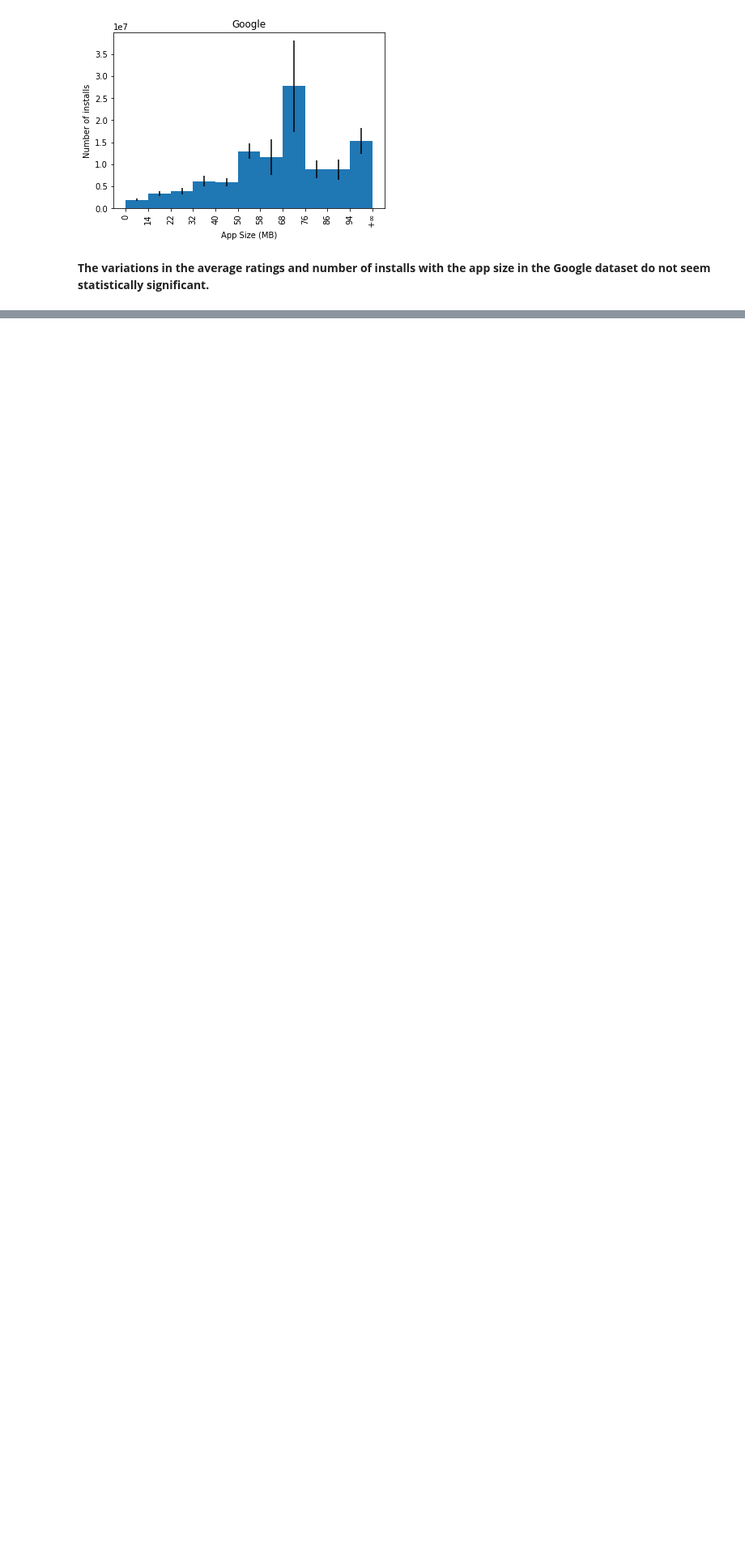
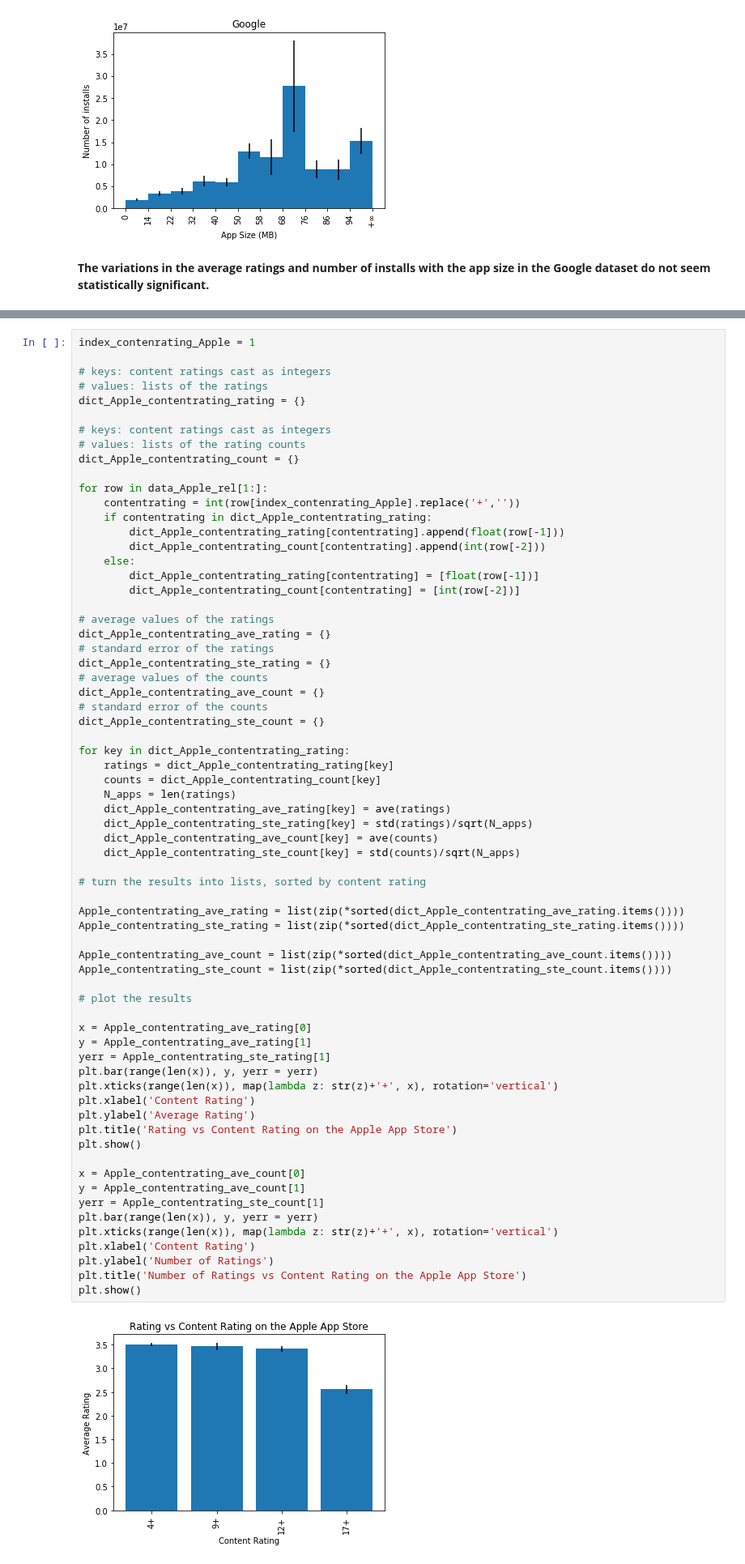
Before and after one commit to FlorentCLMichel/learning_data_science, a Jupyter notebook: Profitable_App_Profiles.ipynb, the cells around one changed output, grey strips where cells are left out. Shown at 81% size. Saved outputs shown, nothing was run; the diff lists cells and outputs as text; blank space fills up the shorter version.

Commit message:
added a discussion on the content rating

```diff
--- a/Profitable_App_Profiles.ipynb
+++ b/Profitable_App_Profiles.ipynb
@@ -1144,0 +1164,69 @@ plt.show()
+# %%
+index_contenrating_Apple = 1
+
+# keys: content ratings cast as integers
+# values: lists of the ratings
+dict_Apple_contentrating_rating = {}
+
+# keys: content ratings cast as integers
+# values: lists of the rating counts
+dict_Apple_contentrating_count = {}
+
+for row in data_Apple_rel[1:]:
+    contentrating = int(row[index_contenrating_Apple].replace('+',''))
+    if contentrating in dict_Apple_contentrating_rating:
+        dict_Apple_contentrating_rating[contentrating].append(float(row[-1]))
+        dict_Apple_contentrating_count[contentrating].append(int(row[-2]))
+    else:
+        dict_Apple_contentrating_rating[contentrating] = [float(row[-1])]
+        dict_Apple_contentrating_count[contentrating] = [int(row[-2])]
+
+# average values of the ratings
+dict_Apple_contentrating_ave_rating = {}
+# standard error of the ratings
+dict_Apple_contentrating_ste_rating = {}
+# average values of the counts
+dict_Apple_contentrating_ave_count = {}
+# standard error of the counts
+dict_Apple_contentrating_ste_count = {}
+
+for key in dict_Apple_contentrating_rating:
+    ratings = dict_Apple_contentrating_rating[key]
+    counts = dict_Apple_contentrating_count[key]
+    N_apps = len(ratings)
+    dict_Apple_contentrating_ave_rating[key] = ave(ratings)
+    dict_Apple_contentrating_ste_rating[key] = std(ratings)/sqrt(N_apps)
+    dict_Apple_contentrating_ave_count[key] = ave(counts)
+    dict_Apple_contentrating_ste_count[key] = std(counts)/sqrt(N_apps)
+
+# turn the results into lists, sorted by content rating
+
+Apple_contentrating_ave_rating = list(zip(*sorted(dict_Apple_contentrating_ave_rating.items())))
+Apple_contentrating_ste_rating = list(zip(*sorted(dict_Apple_contentrating_ste_rating.items())))
+
+Apple_contentrating_ave_count = list(zip(*sorted(dict_Apple_contentrating_ave_count.items())))
+Apple_contentrating_ste_count = list(zip(*sorted(dict_Apple_contentrating_ste_count.items())))
+
+# plot the results
+
+x = Apple_contentrating_ave_rating[0]
+y = Apple_contentrating_ave_rating[1]
+yerr = Apple_contentrating_ste_rating[1]
+plt.bar(range(len(x)), y, yerr = yerr)
+plt.xticks(range(len(x)), map(lambda z: str(z)+'+', x), rotation='vertical')
+plt.xlabel('Content Rating')
+plt.ylabel('Average Rating')
+plt.title('Rating vs Content Rating on the Apple App Store')
+plt.show()
+
+x = Apple_contentrating_ave_count[0]
+y = Apple_contentrating_ave_count[1]
+yerr = Apple_contentrating_ste_count[1]
+plt.bar(range(len(x)), y, yerr = yerr)
+plt.xticks(range(len(x)), map(lambda z: str(z)+'+', x), rotation='vertical')
+plt.xlabel('Content Rating')
+plt.ylabel('Number of Ratings')
+plt.title('Number of Ratings vs Content Rating on the Apple App Store')
+plt.show()
+# %% [output]
+[figure, added]
```
Also changed, not shown: parts of 9 cells of this notebook.
